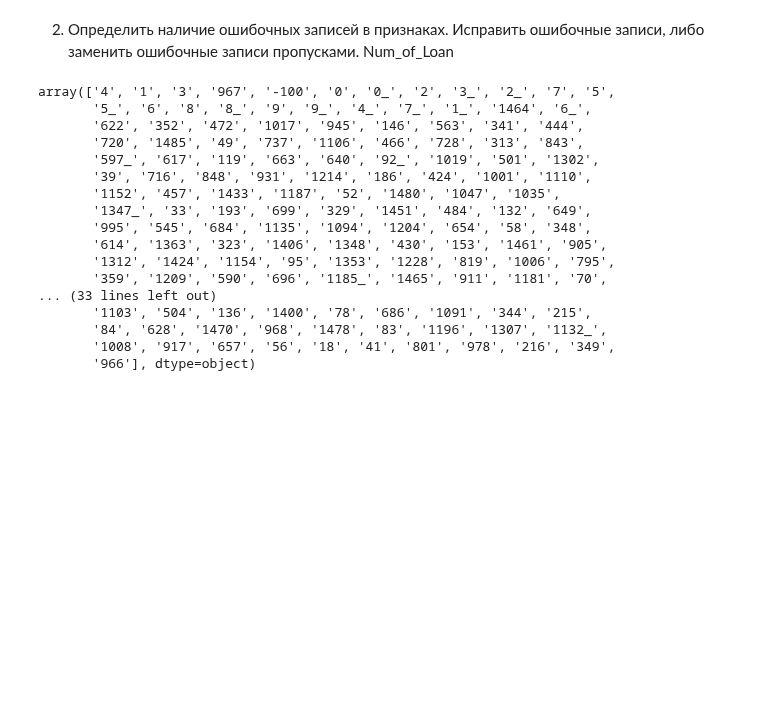
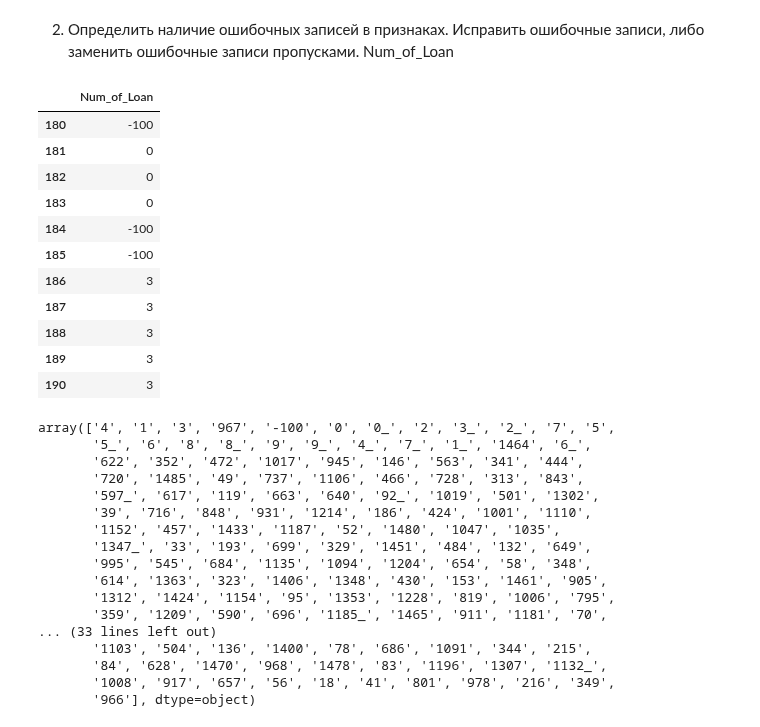
Before and after one commit to Ghukii/TMP-4sem-, a Jupyter notebook: Задание_6/Задание_6_13.ipynb, the cells around one changed output. Saved outputs shown, nothing was run; the diff lists cells and outputs as text; code cells hidden in the pictures; blank space fills up the shorter version.

```diff
--- a/Задание_6/Задание_6_13.ipynb
+++ b/Задание_6/Задание_6_13.ipynb
@@ -46,6 +47,21 @@ df.shape
 # %% [markdown]
 2. Определить наличие ошибочных записей в признаках.
 Исправить ошибочные записи, либо заменить ошибочные записи пропусками. Num_of_Loan
+# %%
+df[['Num_of_Loan']].loc[180:190]
+# %% [output]
+|  | Num_of_Loan |
+| 180 | -100 |
+| 181 | 0 |
+| 182 | 0 |
+| 183 | 0 |
+| 184 | -100 |
+| 185 | -100 |
+| 186 | 3 |
+| 187 | 3 |
+| 188 | 3 |
+| 189 | 3 |
+| 190 | 3 |
 # %%
 uniq = df["Num_of_Loan"].unique() # Поскольку Num_of_Loan: количество кредитов, взятых в банке оно должно быть >= 0 и не содержать _
 uniq
```
Also changed, not shown: parts of 15 cells of this notebook.
